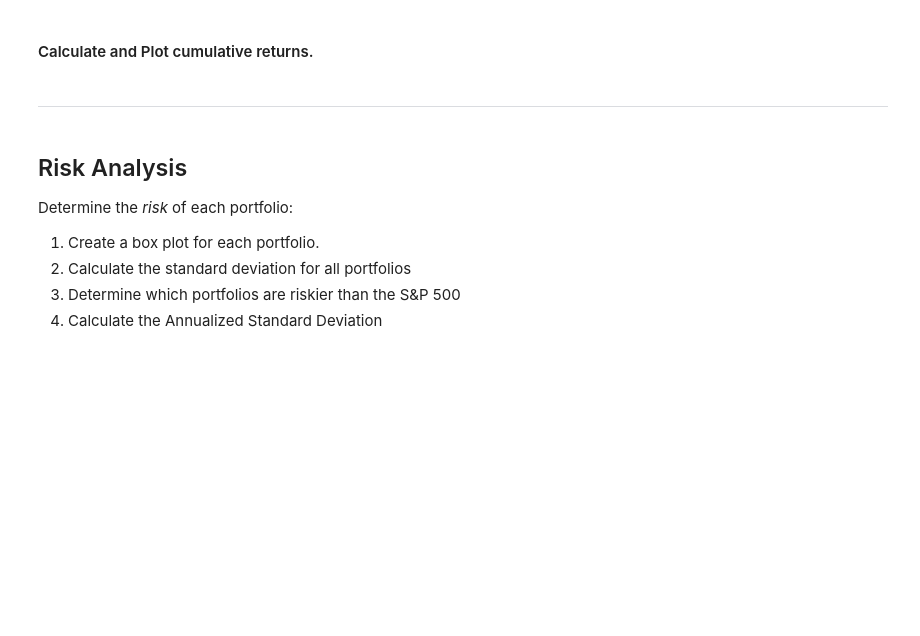
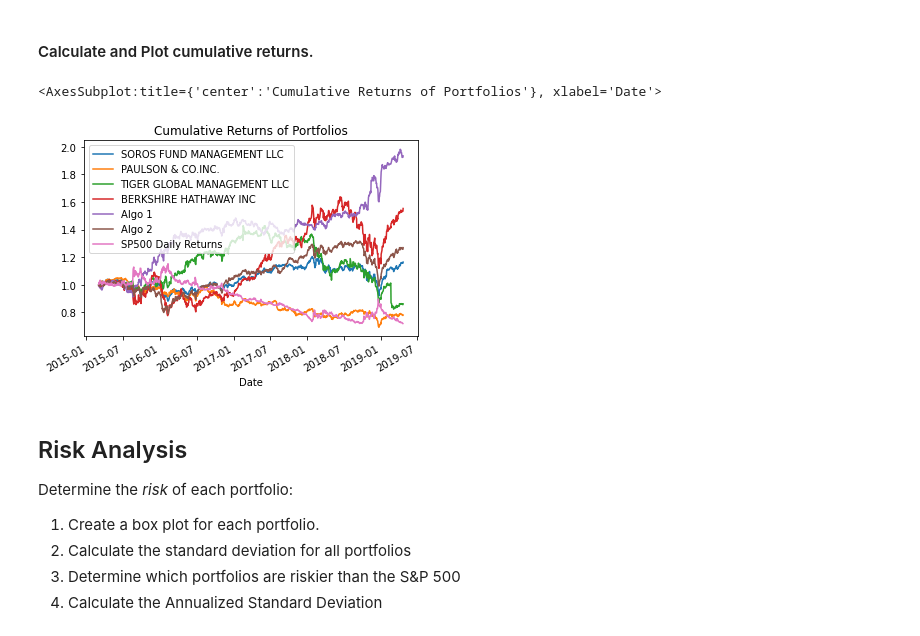
Before and after one commit to Mun-Min/Pandas_Portfolio_Analysis, a Jupyter notebook: main.ipynb, the cells around one changed output. Cells and saved outputs as stored; diff of their text form; code cells hidden in the pictures; blank space fills up the shorter version.

```diff
--- a/main.ipynb
+++ b/main.ipynb
@@ -106,10 +215,12 @@ In this section, you will calculate and visualize performance and risk metrics f
 #### Calculate and Plot cumulative returns.
 # %%
 # Calculate cumulative returns of all portfolios
-
+cumulative_returns = (1 + joined_data_cols).cumprod()
 # Plot cumulative returns
+cumulative_returns.plot(title = 'Cumulative Returns of Portfolios')
+# %% [output]
+<AxesSubplot:title={'center':'Cumulative Returns of Portfolios'}, xlabel='Date'>
+[figure, added]
-# %% [markdown]
----
 # %% [markdown]
 ## Risk Analysis
 
```
Also changed, not shown: parts of 15 cells of this notebook.
